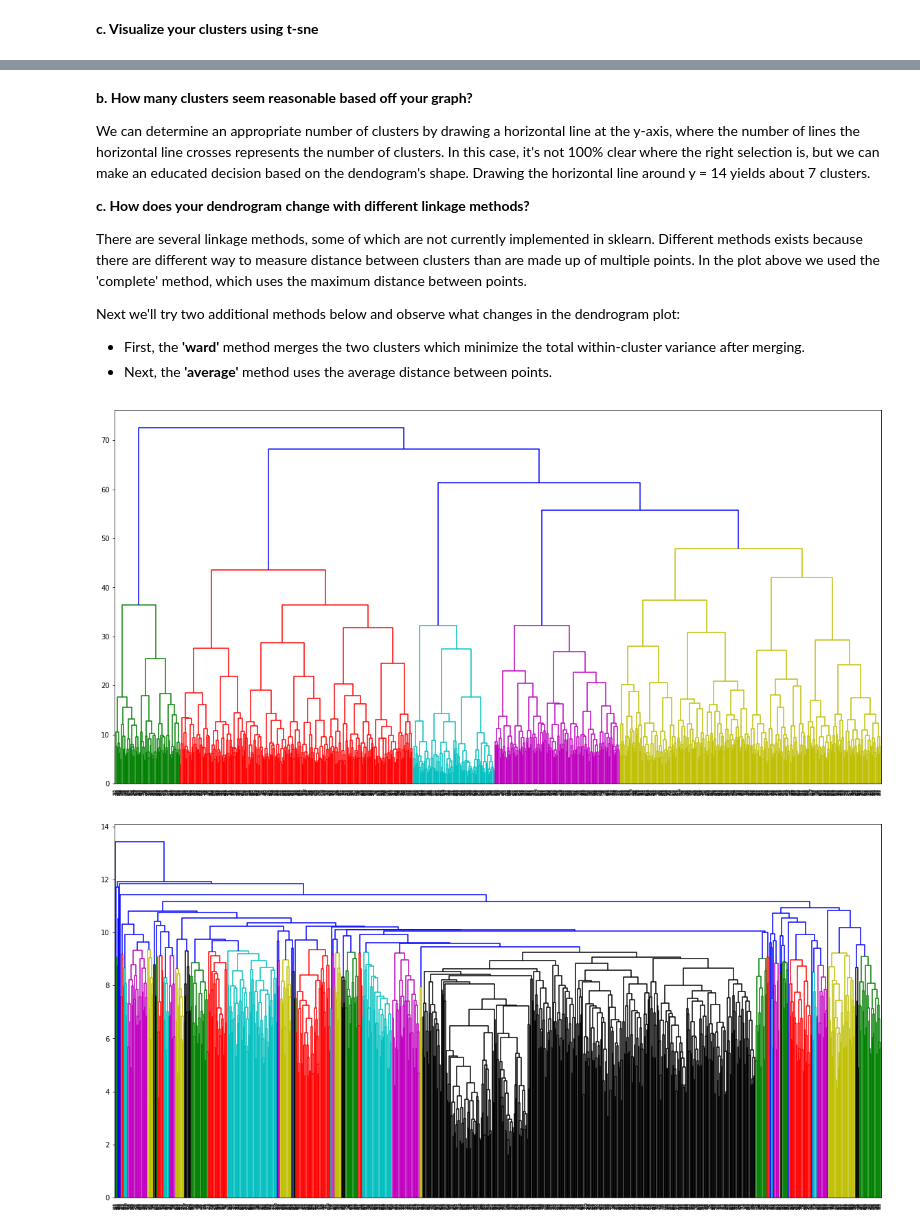
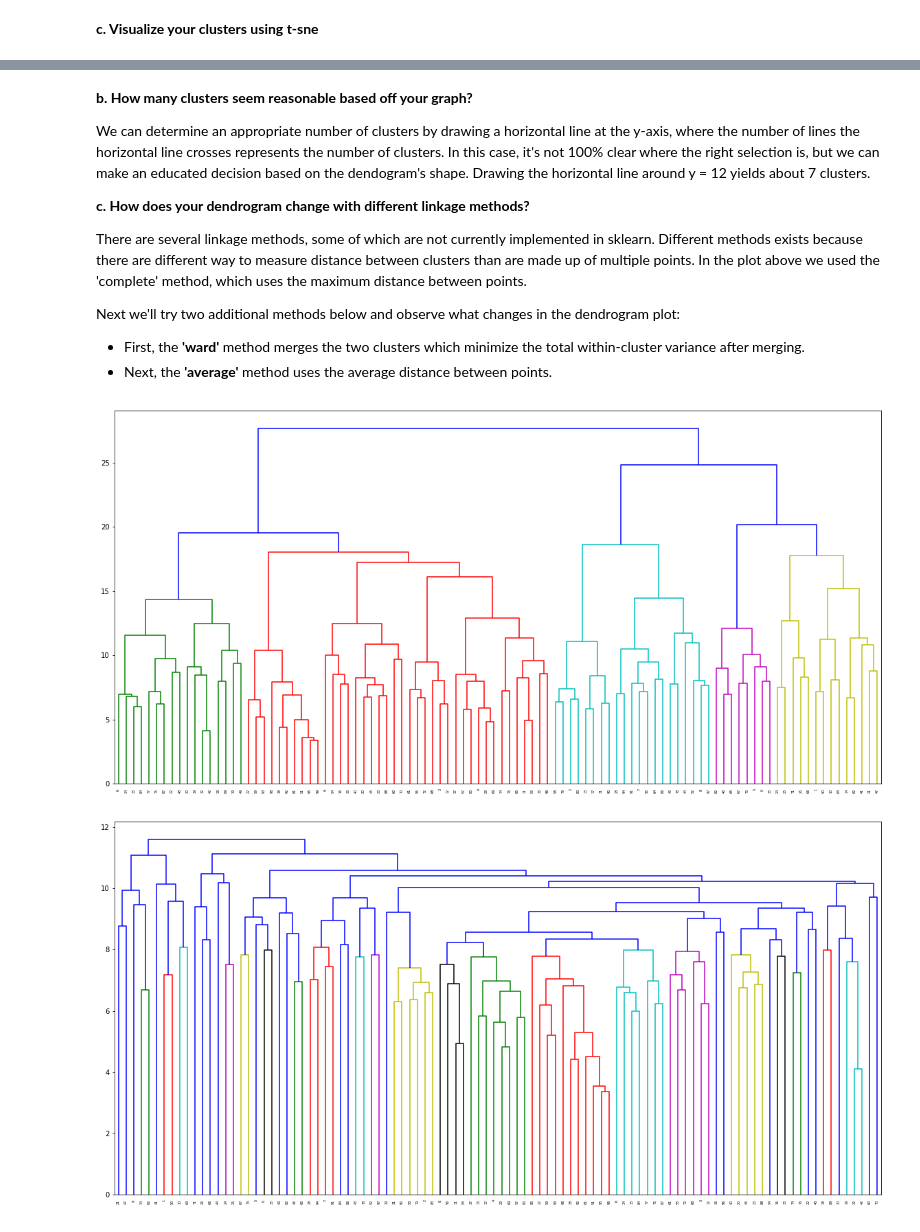
Before and after one commit to spencerrwise/homework5, a Jupyter notebook: Homework 5.ipynb, the cells around one changed output, grey strips where cells are left out. Cells and saved outputs as stored; diff of their text form; code cells hidden in the pictures.

```diff
--- a/Homework 5.ipynb
+++ b/Homework 5.ipynb
@@ -453,7 +414,7 @@ _ = dendrogram(Z)
 # %% [markdown]
 **b. How many clusters seem reasonable based off your graph?**
 
-We can determine an appropriate number of clusters by drawing a horizontal line at the y-axis, where the number of lines the horizontal line crosses represents the number of clusters. In this case, it's not 100% clear where the right selection is, but we can make an educated decision based on the dendogram's shape. Drawing the horizontal line around y = 14 yields about 7 clusters.
+We can determine an appropriate number of clusters by drawing a horizontal line at the y-axis, where the number of lines the horizontal line crosses represents the number of clusters. In this case, it's not 100% clear where the right selection is, but we can make an educated decision based on the dendogram's shape. Drawing the horizontal line around y = 12 yields about 7 clusters.
 
 **c. How does your dendrogram change with different linkage methods?**
 
@@ -465,16 +426,16 @@ Next we'll try two additional methods below and observe what changes in the dend
 - Next, the **'average'** method uses the average distance between points.
 # %%
 # Dendrogram using the 'ward' method
-Z = linkage(X_shuffled[0:1000], 'ward')
+Z = linkage(X_shuffled[0:100], 'ward')
 plt.figure(figsize=(20, 10))
 _ = dendrogram(Z)
 # %% [output]
-[figure, old version]
+[figure, new version]
 # %%
 # Dendrogram using the 'average' method
-Z = linkage(X_shuffled[0:1000], 'average')
+Z = linkage(X_shuffled[0:100], 'average')
 plt.figure(figsize=(20, 10))
 _ = dendrogram(Z)
 # %% [output]
-[figure, old version]
+[figure, new version]
 # %% [markdown]
```
Also changed, not shown: parts of 23 cells of this notebook.
